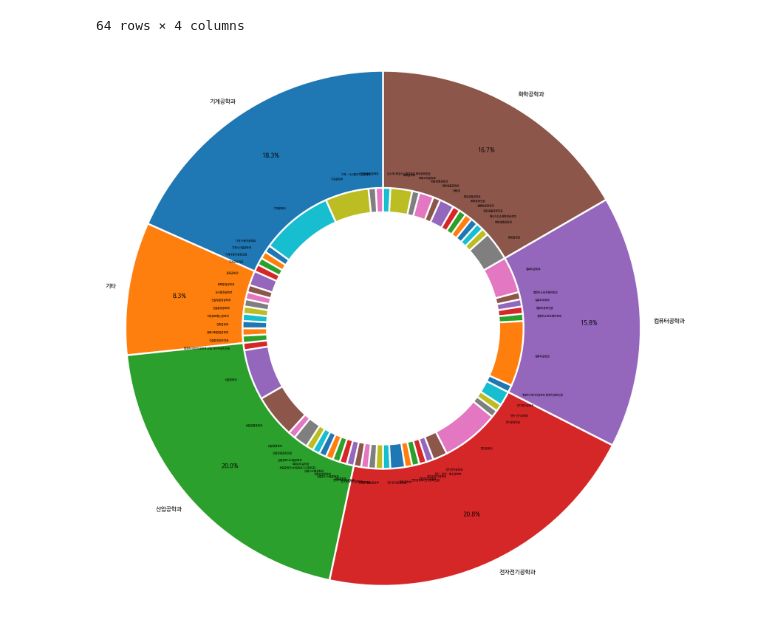
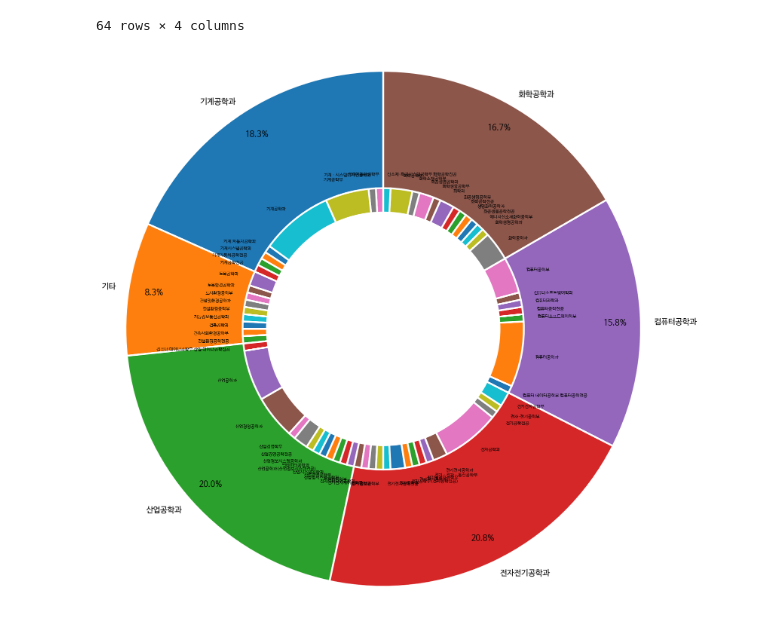
Before and after one commit to HWANG-HOE-SUN/Univ.Project, a Jupyter notebook: 대학자료분석/시각화_통합(22_01_17).ipynb, the cells around one changed output. Saved outputs shown, nothing was run; the diff lists cells and outputs as text; code cells hidden in the pictures.

```diff
--- a/대학자료분석/시각화_통합(22_01_17).ipynb
+++ b/대학자료분석/시각화_통합(22_01_17).ipynb
@@ -417,34 +443,34 @@ small
 wedgeprops = {'width':0.7, 'edgecolor':'w', 'linewidth':5}
 
 fig = plt.figure(figsize=(28,28))
 plt.pie(large.loc[large_idx].values,
         explode=(0,0,0,0,0,0),
         startangle = 90,
         autopct = '%1.1f%%',
-        pctdistance=0.8,
+        pctdistance=0.90,
         labels=large_idx,
         labeldistance=1.05,
-        textprops={'fontsize':16},
+        textprops={'fontsize':22},
         wedgeprops=wedgeprops,
         radius = 1.1)
 plt.pie(small_val,
         explode=(0,0,0,0,0,0,0,0,0,0,
                  0,0,0,0,0,0,0,0,0,0,
                  0,0,0,0,0,0,0,0,0,0,
                  0,0,0,0,0,0,0,0,0,0,
                  0,0,0,0,0,0,0,0,0,0,
                  0,0,0,0,0,0,0,0,0,0,
                  0,0,0,0),
         startangle = 90,
         labels=small_idx,
-        textprops={'fontsize':7.5},
+        textprops={'fontsize':12.0},
         wedgeprops=wedgeprops,
         radius = 0.6)
 circle = plt.Circle((0,0),0.50,fc='white')
 fig = plt.gcf()
 fig.gca().add_artist(circle)
 
 plt.axis('equal')
 plt.show()
 # %% [output]
-[figure, old version]
+[figure, new version]
```
Also changed, not shown: parts of 14 cells of this notebook.
